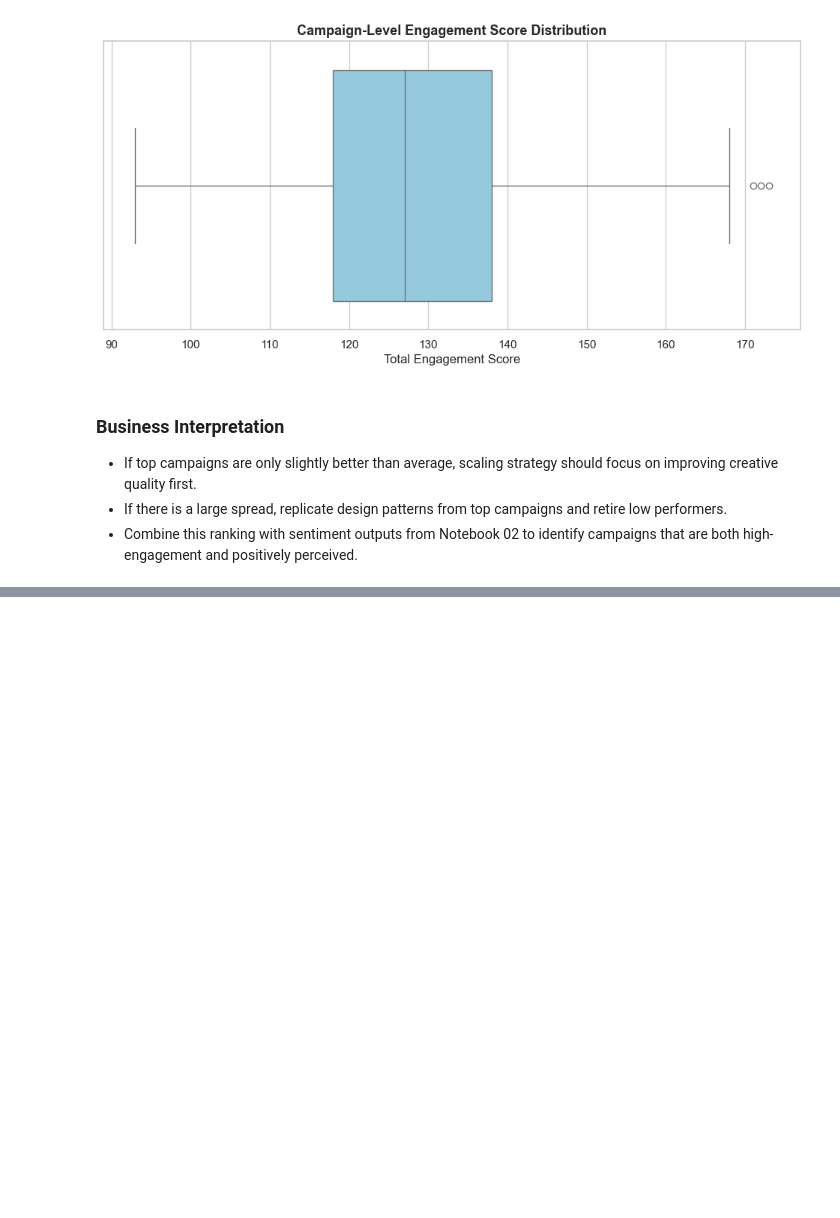
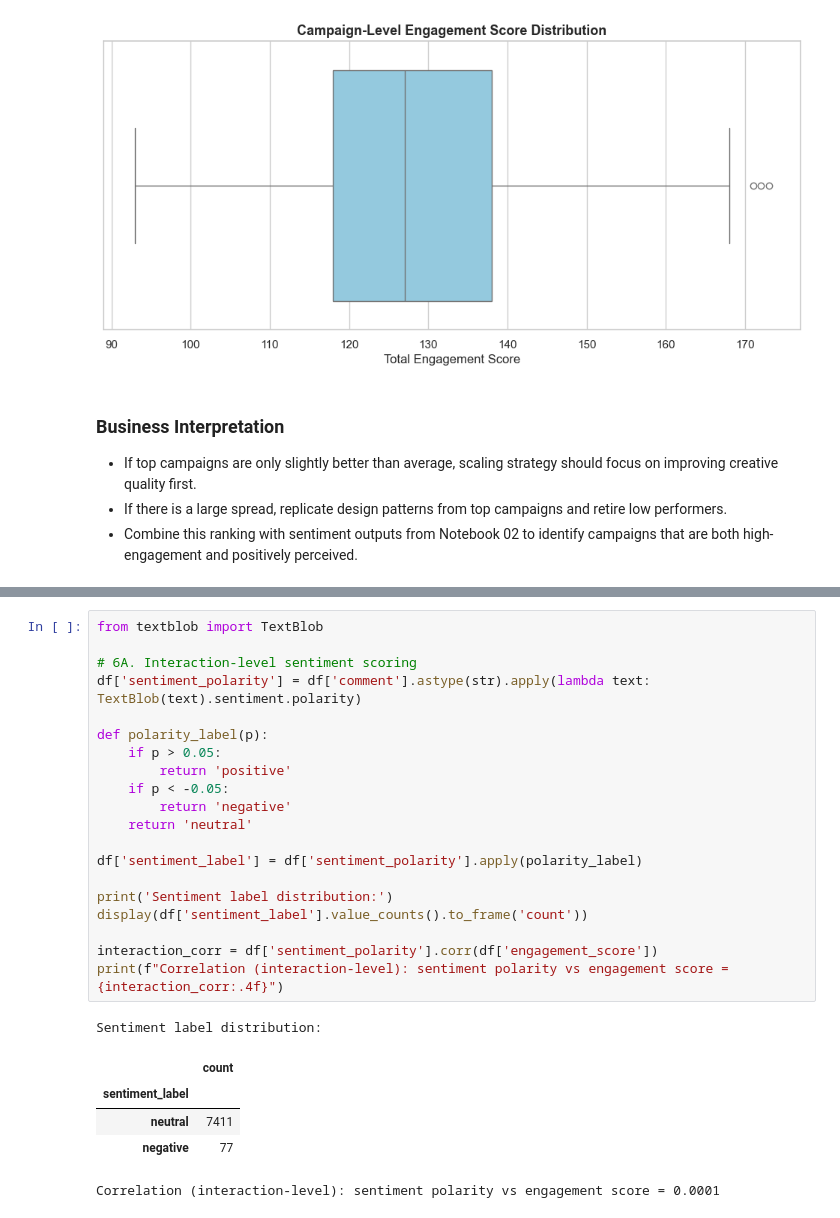
Before and after one commit to sumitiitj493-boop/ad-engagement-analysis, a Jupyter notebook: notebooks/03_engagement.ipynb, the cells around one changed output, grey strips where cells are left out. Cells and saved outputs as stored; diff of their text form; blank space fills up the shorter version.

```diff
--- a/notebooks/03_engagement.ipynb
+++ b/notebooks/03_engagement.ipynb
@@ -210,0 +216,27 @@ Engagement score spread across campaigns: 80
+# %%
+from textblob import TextBlob
+
+# 6A. Interaction-level sentiment scoring
+df['sentiment_polarity'] = df['comment'].astype(str).apply(lambda text: TextBlob(text).sentiment.polarity)
+
+def polarity_label(p):
+    if p > 0.05:
+        return 'positive'
+    if p < -0.05:
+        return 'negative'
+    return 'neutral'
+
+df['sentiment_label'] = df['sentiment_polarity'].apply(polarity_label)
+
+print('Sentiment label distribution:')
+display(df['sentiment_label'].value_counts().to_frame('count'))
+
+interaction_corr = df['sentiment_polarity'].corr(df['engagement_score'])
+print(f"Correlation (interaction-level): sentiment polarity vs engagement score = {interaction_corr:.4f}")
+# %% [output]
+Sentiment label distribution:
+|  | count |
+| sentiment_label |  |
+| neutral | 7411 |
+| negative | 77 |
+Correlation (interaction-level): sentiment polarity vs engagement score = 0.0001
```
Also changed, not shown: parts of 5 cells of this notebook, 4 other files.
